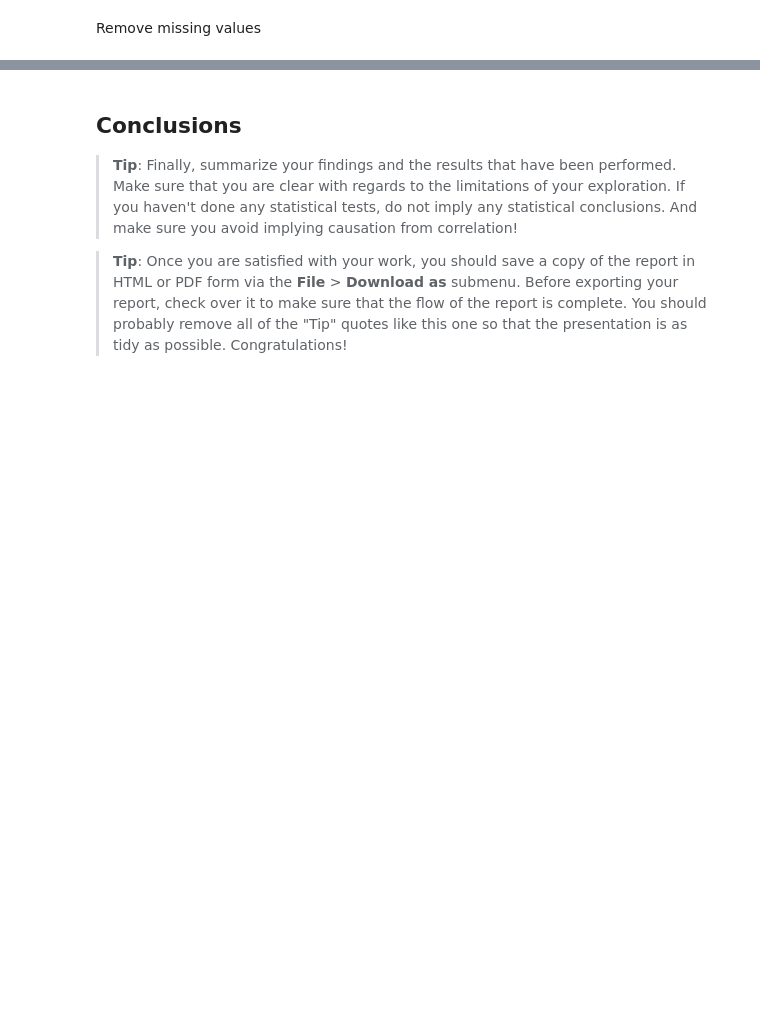
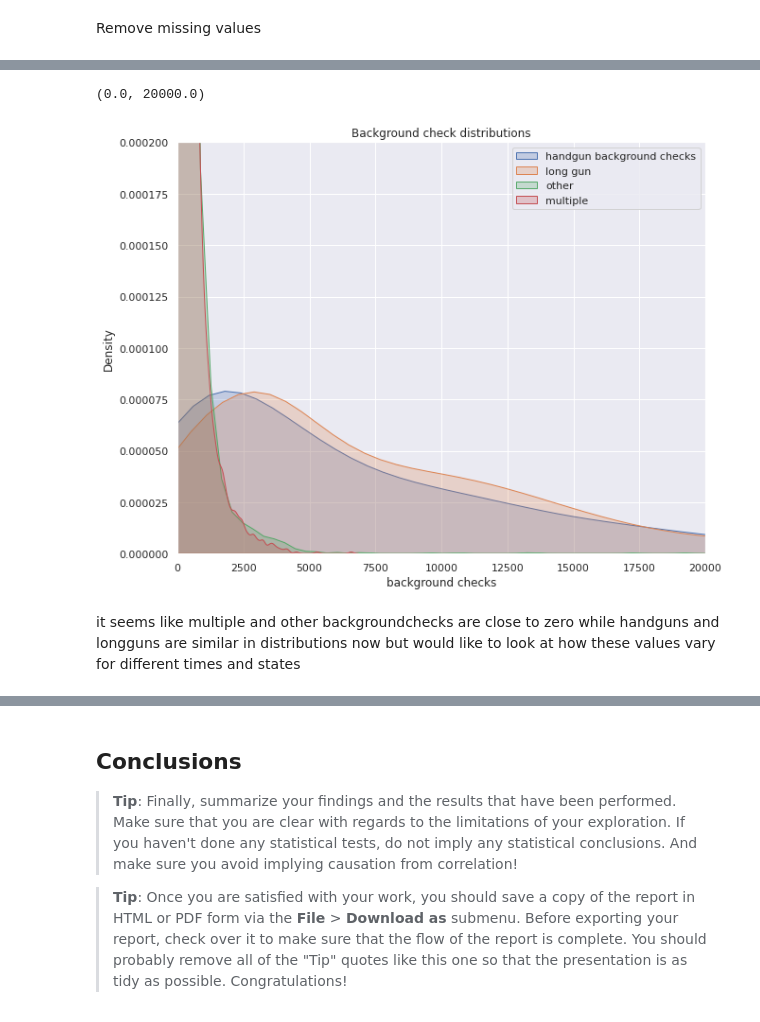
Before and after one commit to freedom-780/FBI-Firearm-Background-Check, a Jupyter notebook: Firearm_Background_Check.ipynb, the cells around one changed output, grey strips where cells are left out. Cells and saved outputs as stored; diff of their text form; code cells hidden in the pictures; blank space fills up the shorter version.

```diff
--- a/Firearm_Background_Check.ipynb
+++ b/Firearm_Background_Check.ipynb
@@ -299,0 +310,5 @@ since private sales has so many null values(about 10,000 out of about 12,000), t
+# %%
+# Drop the private data columns"
+gun_background_check.drop(['private_sale_handgun','private_sale_long_gun','private_sale_other'], 1, inplace=True)
+# Check to see if the rows were dropped
+gun_background_check.info()
@@ -299,0 +343,2 @@ since private sales has so many null values(about 10,000 out of about 12,000), t
+# %%
+gun_background_check.dropna(inplace=True)
@@ -365,0 +430,17 @@ us_census_data.duplicated().sum()
+# %%
+# plot distributions of registered vs casual rides
+sns.set(rc={'figure.figsize':(10,8)})
+sns.kdeplot(gun_background_check['handgun'], label='handgun background checks', shade= True);
+sns.kdeplot(gun_background_check['long_gun'], label='long gun', shade= True)
+sns.kdeplot(gun_background_check['other'], label='other',shade= True)
+sns.kdeplot(gun_background_check['multiple'], label='multiple',shade= True)
+plt.legend()
+plt.xlabel('background checks')
+plt.title("Background check distributions")
+plt.ylim(0,.0002)
+plt.xlim(0,20000)
+# %% [output]
+(0.0, 20000.0)
+[figure, added]
+# %% [markdown]
+it seems like multiple and other backgroundchecks are close to zero while handguns and longguns are similar in distributions now but would like to look at how these values vary for different times and states
```
Also changed, not shown: parts of 45 cells of this notebook.
